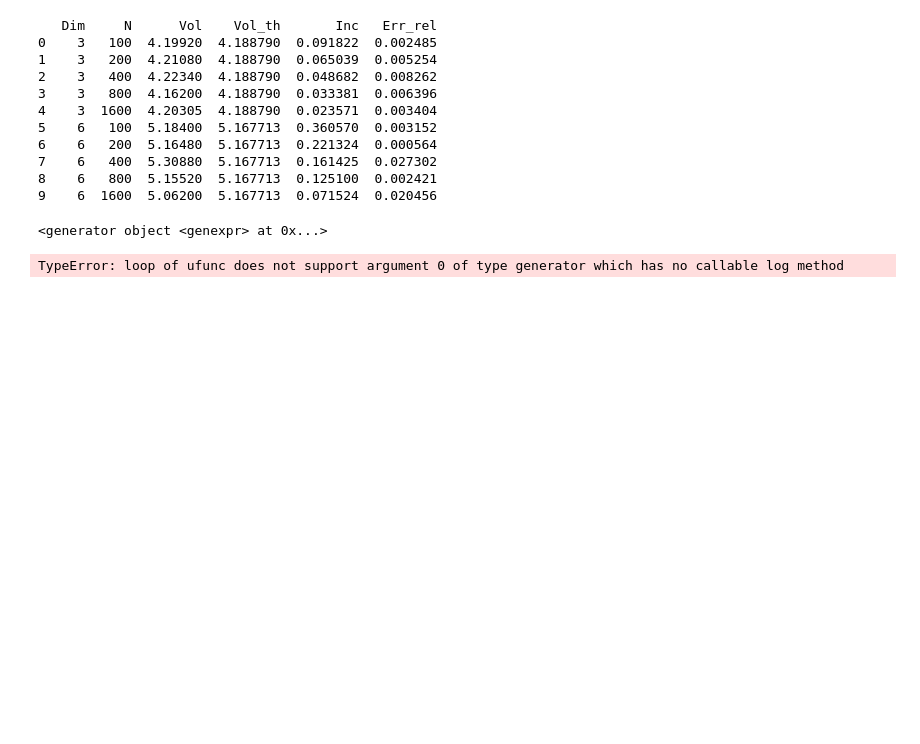
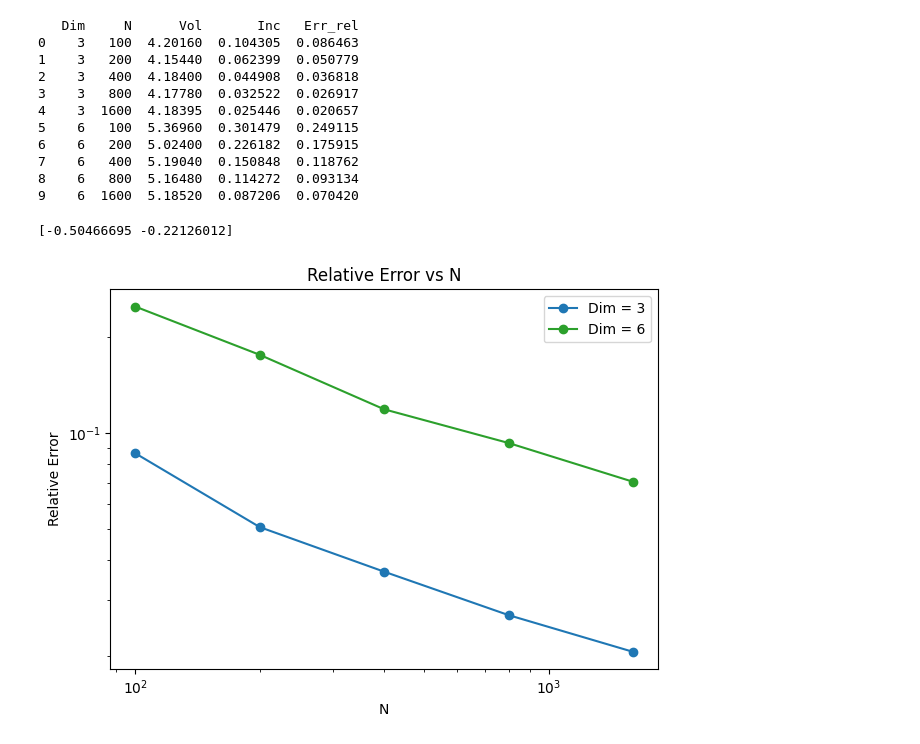
Before and after one commit to patatooe/MP5-Projet-3, a Jupyter notebook: MP5-notebook.ipynb, the cells around one changed output. Drawn from its saved outputs; the diff is of its cells as text; code cells hidden in the pictures; blank space fills up the shorter version.

```diff
--- a/MP5-notebook.ipynb
+++ b/MP5-notebook.ipynb
@@ -8,87 +8,94 @@ from scipy.optimize import curve_fit
 # %%
 R = 1
 
-def evaluateVolume(Dim, N, Ness=100):
+def evaluateVolume(dim, N, Ness=100):
 # Fonction qui prend la moyenne de Ness essai de calcul du volume
 # d'une sphère en Dim dimensions avec N points
+    volume_th = np.pi**((dim/2))/math.gamma(dim/2 + 1)
     V_sphere = np.zeros(Ness)
+    error=np.zeros(Ness)
     for i in range(Ness):
         N_int =0
         N_tot = 0
-        V_tot=(2*R)**Dim
+        V_tot=(2*R)**dim
         for n in range(N):
             # np.random.seed()
             # random_point = np.random.uniform(low=-R, high=R, size=Dim)
-            random_list = [random.uniform(-R, R) for _ in range(Dim)]
+            random_list = [random.uniform(-R, R) for _ in range(dim)]
             # if np.sum(random_point**2) <= R**2:
             if sum(x**2 for x in random_list) <= R**2:
                 N_int += 1
             N_tot+=1
 
         V_sphere[i] = N_int/N_tot*V_tot
-    return np.mean(V_sphere), np.std(V_sphere)
+        error[i] = np.abs((V_sphere[i] - volume_th)/volume_th)
+    return np.mean(V_sphere), np.std(V_sphere), np.mean(error)
 
-random_list = [random.uniform(-R, R) for _ in range(6)]
 
 results=[]
 for dim in [3, 6]:
     for n in 100*np.array([1, 2, 4, 8, 16]):
-        volume, incertitude = evaluateVolume(dim, n)
-        volume_th = np.pi**((dim/2))/math.gamma(dim/2 + 1)
-        error = np.abs((volume - volume_th)/volume_th)
-        results.append({'Dim': dim, 'N': n, 'Vol': volume,'Vol_th' : volume_th, 'Inc' : incertitude/volume, 'Err_rel' : error})
+        volume, incertitude, error = evaluateVolume(dim, n)
+        # volume_th = np.pi**((dim/2))/math.gamma(dim/2 + 1)
+        # error = np.abs((volume - volume_th)/volume_th)
+        results.append({'Dim': dim, 'N': n, 'Vol': volume, 'Inc' : incertitude/volume, 'Err_rel' : error})
 
 df = pd.DataFrame(results)
 print(df)
 # %% [output]
-   Dim     N      Vol    Vol_th       Inc   Err_rel
-0    3   100  4.19920  4.188790  0.091822  0.002485
-1    3   200  4.21080  4.188790  0.065039  0.005254
-2    3   400  4.22340  4.188790  0.048682  0.008262
-3    3   800  4.16200  4.188790  0.033381  0.006396
-4    3  1600  4.20305  4.188790  0.023571  0.003404
-5    6   100  5.18400  5.167713  0.360570  0.003152
-6    6   200  5.16480  5.167713  0.221324  0.000564
-7    6   400  5.30880  5.167713  0.161425  0.027302
-8    6   800  5.15520  5.167713  0.125100  0.002421
-9    6  1600  5.06200  5.167713  0.071524  0.020456
+   Dim     N      Vol       Inc   Err_rel
+0    3   100  4.20160  0.104305  0.086463
+1    3   200  4.15440  0.062399  0.050779
+2    3   400  4.18400  0.044908  0.036818
+3    3   800  4.17780  0.032522  0.026917
+4    3  1600  4.18395  0.025446  0.020657
+5    6   100  5.36960  0.301479  0.249115
+6    6   200  5.02400  0.226182  0.175915
+7    6   400  5.19040  0.150848  0.118762
+8    6   800  5.16480  0.114272  0.093134
+9    6  1600  5.18520  0.087206  0.070420
 # %%
 # Separate DataFrames for each dimension
 df_dim3 = df[df['Dim'] == 3]
 df_dim6 = df[df['Dim'] == 6]
 
 def power_function(x, p, b):
     return p*x+b
 
-x_data_3 = (np.array[i] for i in df_dim3['N'])
-y_data_3 = np.array([df_dim3['Err_rel']])
-x_data_6 = np.array([df_dim3['N']])
-y_data_6 = np.array([df_dim3['Err_rel']])
+x_data_3 = np.zeros([5])
+y_data_3 = np.zeros([5])
+x_data_6 = np.zeros([5])
+y_data_6 = np.zeros([5])
 
-print(x_data_3)
+for i in range(len(df_dim3['N'])):
+    x_data_3[i] = df_dim3['N'][i]
+    y_data_3[i] = df_dim3['Err_rel'][i]
+    x_data_6[i] = df_dim3['N'][i]
+    y_data_6[i] = df_dim3['Err_rel'][i]
+
 # Plot for Dim = 3
 p_opt_3, cov = curve_fit(power_function, np.log(x_data_3), np.log(y_data_3) )
 print(p_opt_3)
-# plt.loglog(df_dim3['N'], df_dim3['Err_rel'], marker='o', label='Dim = 3')
-# plt.loglog(x_data_3, power_function(x_data_3, p_opt_3))
+plt.loglog(df_dim3['N'], df_dim3['Err_rel'], marker='o', label='Dim = 3')
+plt.loglog(x_data_3, power_function(x_data_3, p_opt_3[0], p_opt_3[1]))
 # Curve fit for Dim = 3
-# p_opt_dim3, _ = curve_fit(power_function, np.array(df_dim3['N']), np.array(df_dim3['Err_rel']))
+p_opt_dim3, _ = curve_fit(power_function, np.array(df_dim3['N']), np.array(df_dim3['Err_rel']))
 # plt.plot(df_dim3['N'], power_function(df_dim3['N'], p_opt_dim3), 'r--', label=f'Fit (Dim = 3, p={p_opt_dim3[0]:.2f})')
 
 # Plot for Dim = 6
 plt.loglog(df_dim6['N'], df_dim6['Err_rel'], marker='o', label='Dim = 6')
 
 # Curve fit for Dim = 6
 # p_opt_dim6, _ = curve_fit(power_function, np.array(df_dim6['N']), np.array(df_dim6['Err_rel']))
 # plt.plot(df_dim6['N'], power_function(df_dim6['N'], p_opt_dim6), 'b--', label=f'Fit (Dim = 6, p={p_opt_dim6[0]:.2f})')
 
 plt.title('Relative Error vs N')
 plt.xlabel('N')
 plt.ylabel('Relative Error')
 plt.legend()
 
 plt.tight_layout()
 plt.show()
 # %% [output]
-<generator object <genexpr> at 0x...>
+[-0.50466695 -0.22126012]
-TypeError: loop of ufunc does not support argument 0 of type generator which has no callable log method
+[figure, added]
```
Also changed, not shown: parts of 1 cell of this notebook, 1 other file.
